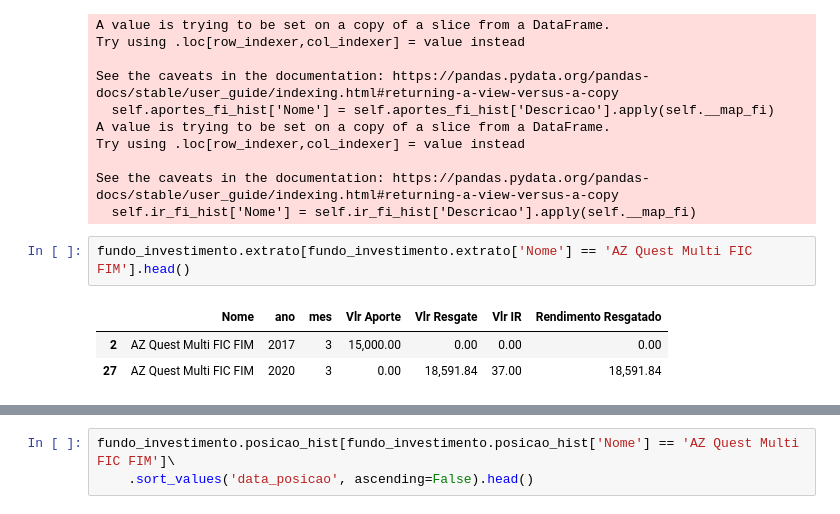
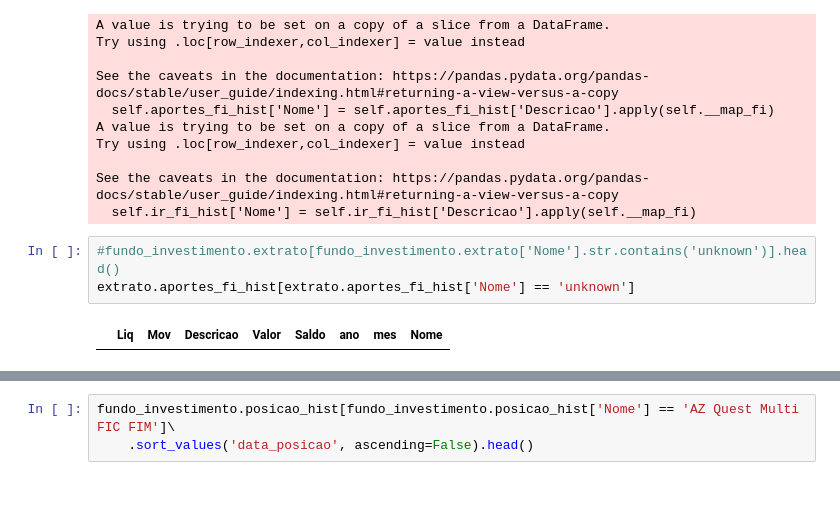
Before and after one commit to gabrielmlg/finance-app, a Jupyter notebook: app/classes/extrato_posicao_acoes.ipynb, the cells around one changed output, grey strips where cells are left out. Saved outputs shown, nothing was run; the diff lists cells and outputs as text.

```diff
--- a/app/classes/extrato_posicao_acoes.ipynb
+++ b/app/classes/extrato_posicao_acoes.ipynb
@@ -33,9 +35,8 @@ Try using .loc[row_indexer,col_indexer] = value instead
 
 See the caveats in the documentation: https://pandas.pydata.org/pandas-docs/stable/user_guide/indexing.html#returning-a-view-versus-a-copy
   self.ir_fi_hist['Nome'] = self.ir_fi_hist['Descricao'].apply(self.__map_fi)
-# %%
-fundo_investimento.extrato[fundo_investimento.extrato['Nome'] == 'AZ Quest Multi FIC FIM'].head()
-# %% [output]
-|  | Nome | ano | mes | Vlr Aporte | Vlr Resgate | Vlr IR | Rendimento Resgatado |
-| 2 | AZ Quest Multi FIC FIM | 2017 | 3 | 15,000.00 | 0.00 | 0.00 | 0.00 |
-| 27 | AZ Quest Multi FIC FIM | 2020 | 3 | 0.00 | 18,591.84 | 37.00 | 18,591.84 |
+# %%
+#fundo_investimento.extrato[fundo_investimento.extrato['Nome'].str.contains('unknown')].head()
+extrato.aportes_fi_hist[extrato.aportes_fi_hist['Nome'] == 'unknown']
+# %% [output]
+|  | Liq | Mov | Descricao | Valor | Saldo | ano | mes | Nome |
```
Also changed, not shown: parts of 6 cells of this notebook, 2 other files.
